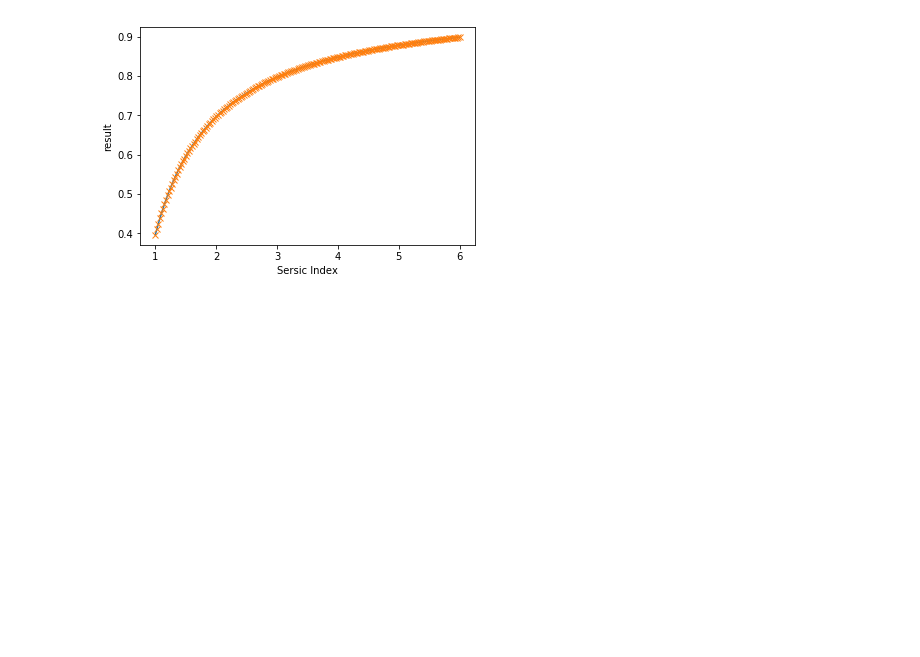
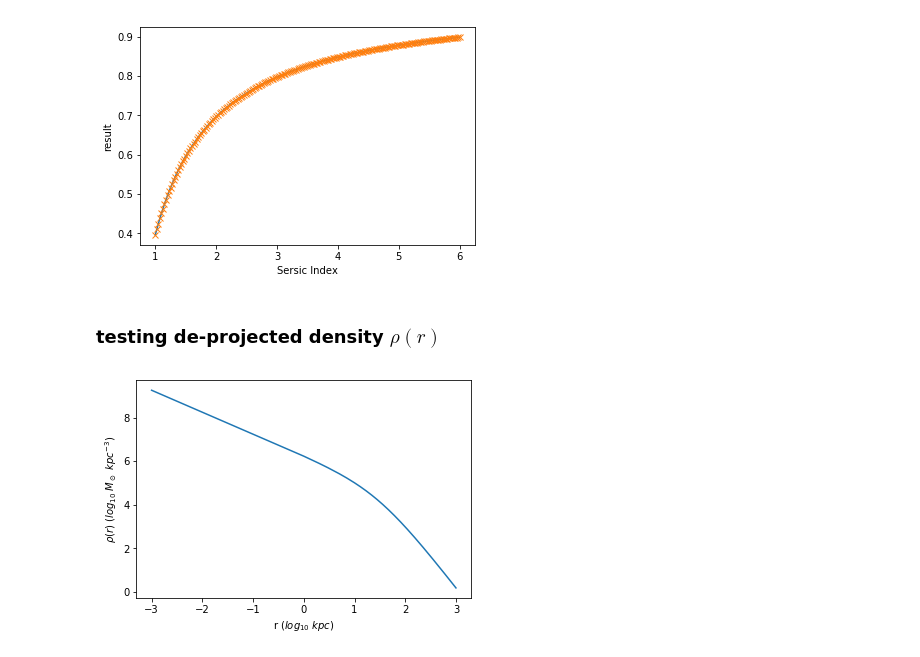
Before and after one commit to ChrisMarsden833/VelocityDispersion, a Jupyter notebook: lib/Library Testing.ipynb, the cells around one changed output. Saved outputs shown, nothing was run; the diff lists cells and outputs as text; code cells hidden in the pictures; blank space fills up the shorter version.

Commit message:
Partially through testing

```diff
--- a/lib/Library Testing.ipynb
+++ b/lib/Library Testing.ipynb
@@ -6,6 +6,9 @@ import time
 import scipy.special as sp
 from matplotlib import pyplot as plt
 import numpy as np
+from colossus.cosmology import cosmology
+
+cosmo = cosmology.setCosmology('planck18')
 
 ibc = ctypes.CDLL("../cmake-build-debug/lib/libfoo.so")
 # %% [markdown]
@@ -47,3 +50,42 @@ plt.ylabel("result")
 plt.show()
 # %% [output]
 [figure]
+# %% [markdown]
+### testing de-projected density $\rho(r)$
+# %%
+R = 0.001
+r_range, spacing = np.linspace(R, 1000, 1000, retstep = True)
+HLR = 30.
+beta = 0.1
+SersicIndex = 2.
+stellar_mass = 10**7
+halo_rs = HLR
+halo_c = 40
+omega_m = cosmo.Om0
+H = cosmo.H0
+
+store = np.zeros_like(r_range)
+# %%
+ibc.density.argtypes = [ctypes.c_float,
+                        ctypes.c_float,
+                        ctypes.c_float,
+                        ctypes.c_float,
+                        ctypes.c_float,
+                        ctypes.c_float,
+                        ctypes.c_float,
+                        ctypes.c_float,
+                        ctypes.c_float,
+                        ctypes.c_float]
+
+ibc.density.restype = ctypes.c_float
+# %%
+for i, value in enumerate(r_range):
+    store[i] = ibc.density(value, R, beta, HLR, SersicIndex, stellar_mass, halo_rs, halo_c, omega_m, H)
+# %%
+plt.figure()
+plt.plot(np.log10(r_range), np.log10(store) )
+plt.xlabel(r"r ($log_{10}$ $kpc$)")
+plt.ylabel(r"$\rho (r)$ ($log_{10}$ $M_\odot$ $kpc^{-3}$)")
+plt.show()
+# %% [output]
+[figure, added]
```
Also changed, not shown: parts of 15 cells of this notebook, 40 other files.
